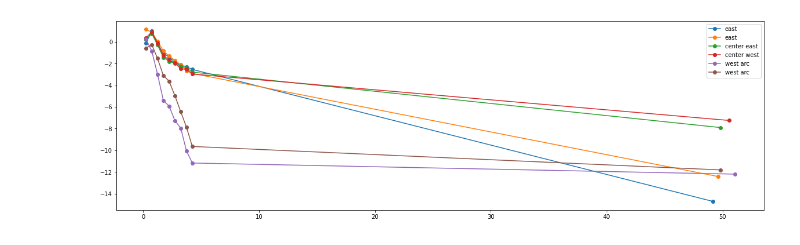
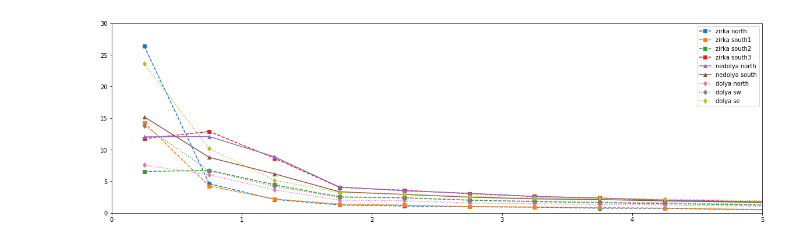
Before and after one commit to iganache/Arecibo, a Jupyter notebook: gvdr_nadir_rcs.ipynb, the cells around one changed output. Drawn from its saved outputs; the diff is of its cells as text; code cells hidden in the pictures.

```diff
--- a/gvdr_nadir_rcs.ipynb
+++ b/gvdr_nadir_rcs.ipynb
@@ -99,34 +166,83 @@ mean_arc3 = np.append(10*np.log10(mean_arc3), mean_arc3_bsc)
+# %%
+## adding sar data to gvdr data; raising the rcs from anf data to 10 to convert to dB
+mean_east1 = np.append(10**(mean_east1), mean_east1_bsc)
+mean_east2 = np.append(10**(mean_east2), mean_east2_bsc)
+mean_cen_east = np.append(10**(mean_cen_east), mean_cen_east_bsc)
+mean_cen_west = np.append(10**(mean_cen_west), mean_cen_west_bsc)
+mean_arc1 = np.append(10**(mean_arc1), mean_arc1_bsc)
+mean_arc2 = np.append(10**(mean_arc2), mean_arc2_bsc)
+mean_arc3 = np.append(10**(mean_arc3), mean_arc3_bsc)
+
+mean_zn1 = np.append(10**(mean_zn1), mean_zn1_bsc)
+mean_zs1 = np.append(10**(mean_zs1), mean_zs1_bsc)
+mean_zs2 = np.append(10**(mean_zs2), mean_zs2_bsc)
+mean_zs3 = np.append(10**(mean_zs3), mean_zs3_bsc)
+mean_nn = np.append(10**(mean_nn), mean_nn_bsc)
+mean_ns = np.append(10**(mean_ns), mean_ns_bsc)
+mean_dn = np.append(10**(mean_dn), mean_dn_bsc)
+mean_dsw = np.append(10**(mean_dsw), mean_dsw_bsc)
+mean_dse = np.append(10**(mean_dse), mean_dse_bsc)
 # %%
 fig, ax = plt.subplots(nrows=1, ncols=1)
 fig.set_size_inches(20,6)
 cmap = cm.hawaii
 
+# creating a theta_i range with n+ 1 values and then substituting the last values for SAR theta_i
 theta_i = np.arange(0.25, 10.25+0.25, 0.5)[0:n+1]
-theta_i[-1] = mean_east1_inc
-ax.plot(theta_i, mean_east1,  "o-", label = "east")
+# theta_i[-1] = mean_east1_inc
+# ax.plot(theta_i, mean_east1,  "o-", label = "east")
 
-theta_i[-1] = mean_east2_inc
-ax.plot(theta_i, mean_east2,  "o-", label = "east")
+# theta_i[-1] = mean_east2_inc
+# ax.plot(theta_i, mean_east2,  "o-", label = "east")
 
-theta_i[-1] = mean_cen_east_inc
-ax.plot(theta_i, mean_cen_east, "o-", label = "center east")
+# theta_i[-1] = mean_cen_east_inc
+# ax.plot(theta_i, mean_cen_east, "o-", label = "center east")
 
-theta_i[-1] = mean_cen_west_inc
-ax.plot(theta_i, mean_cen_west,  "o-", label = "center west")
+# theta_i[-1] = mean_cen_west_inc
+# ax.plot(theta_i, mean_cen_west,  "o-", label = "center west")
 
-theta_i[-1] = mean_arc1_inc
-ax.plot(theta_i, mean_arc1,  "o-", label = "west arc")
+# theta_i[-1] = mean_arc1_inc
+# ax.plot(theta_i, mean_arc1,  "o-", label = "west arc")
 
-theta_i[-1] = mean_arc2_inc
+# theta_i[-1] = mean_arc2_inc
 # ax.plot(theta_i, mean_arc2, "o-", label = "west arc")
 
-theta_i[-1] = mean_arc3_inc
-ax.plot(theta_i, mean_arc3,  "o-", label = "west arc")
+# theta_i[-1] = mean_arc3_inc
+# ax.plot(theta_i, mean_arc3,  "o-", label = "west arc")
 
+theta_i[-1] = mean_zn1_inc
+ax.plot(theta_i, mean_zn1, "s--", label = "zirka north")
+
+theta_i[-1] = mean_zs1_inc
+ax.plot(theta_i, mean_zs1, "s--", label = "zirka south1")
+
+theta_i[-1] = mean_zs2_inc
+ax.plot(theta_i, mean_zs2, "s--", label = "zirka south2")
+
+theta_i[-1] = mean_zs3_inc
+ax.plot(theta_i, mean_zs3, "s--", label = "zirka south3")
+
+# theta_i[-1] = mean_nn_inc
+ax.plot(theta_i, mean_nn, "^-", label = "nedolya north")
+
+theta_i[-1] = mean_ns_inc
+ax.plot(theta_i, mean_ns, "^-", label = "nedolya south")
+
+# theta_i[-1] = mean_dn_inc
+ax.plot(theta_i, mean_dn, "d:", label = "dolya north")
+
+theta_i[-1] = mean_dsw_inc
+ax.plot(theta_i, mean_dsw, "d:", label = "dolya sw")
+
+theta_i[-1] = mean_dse_inc
+ax.plot(theta_i, mean_dse, "d:", label = "dolya se")
+
+plt.xlim(0,5)
+plt.ylim(0, 30)
 plt.legend()
 plt.show()
 # %% [output]
-[figure, old version]
+[figure, new version]
 # %%
 min_prad = [6053.66, 6054.05, 6053.98, 6050.43, 6050.67, 6052.29, 6051.79]
 max_prad = [6054.62, 6055.01, 6056.41, 6058.55, 6054.28, 6053.94, 6053.11]
```
Also changed, not shown: parts of 9 cells of this notebook, 3 other files.
